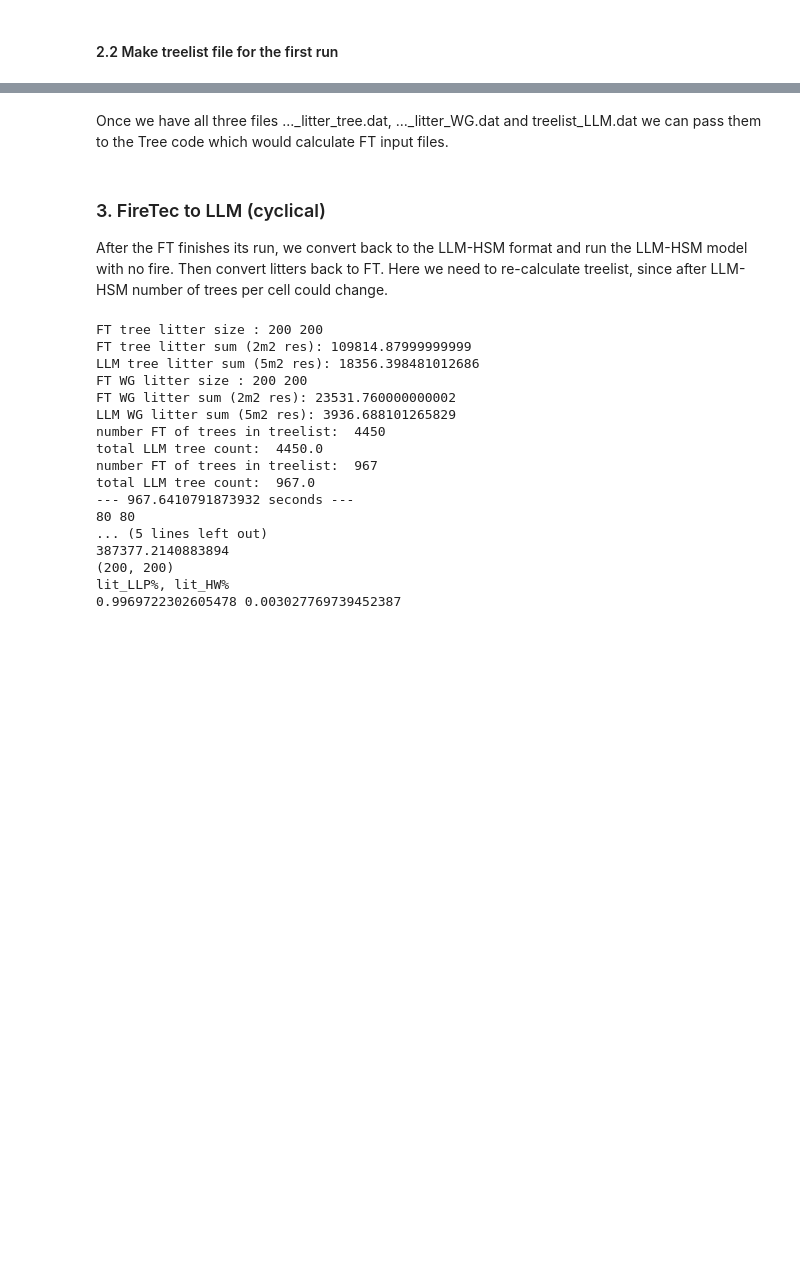
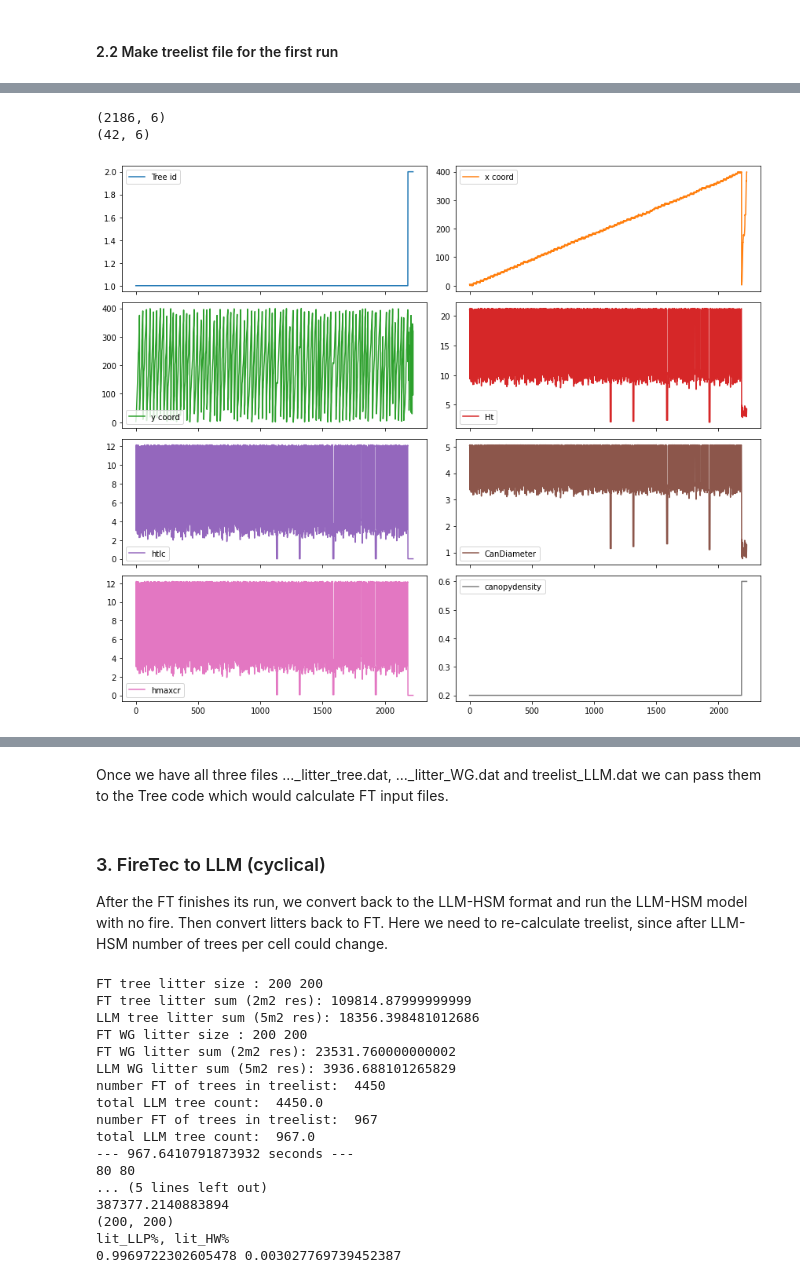
Before and after one commit to lanl/drm-fates, a Jupyter notebook: 1.LLM-HSM-MODEL/Coupling_script_LLM-HSM.ipynb, the cells around one changed output, grey strips where cells are left out. Saved outputs shown, nothing was run; the diff lists cells and outputs as text; code cells hidden in the pictures; blank space fills up the shorter version.

```diff
--- a/1.LLM-HSM-MODEL/Coupling_script_LLM-HSM.ipynb
+++ b/1.LLM-HSM-MODEL/Coupling_script_LLM-HSM.ipynb
@@ -224,2 +169,14 @@ df_new.to_csv(filename, sep=' ',header=False,index=False)
+# %%
+llmft.create_treelist(p,'LLM2FT/treelist_LLM.dat')
+#check the created treelist file
+df = pd.read_csv('LLM2FT/treelist_LLM.dat',sep=' ',
+                    names=["Tree id","x coord","y coord","Ht",
+                        "htlc","CanDiameter","hmaxcr","canopydensity"])
+df.plot(subplots=True, layout=(4,2),figsize=(12, 10));
+plt.tight_layout()
+# %% [output]
+(2186, 6)
+(42, 6)
+[figure, added]
 # %%
 plt.figure(figsize=(8, 6))
```
Also changed, not shown: parts of 7 cells of this notebook, 16 other files.
